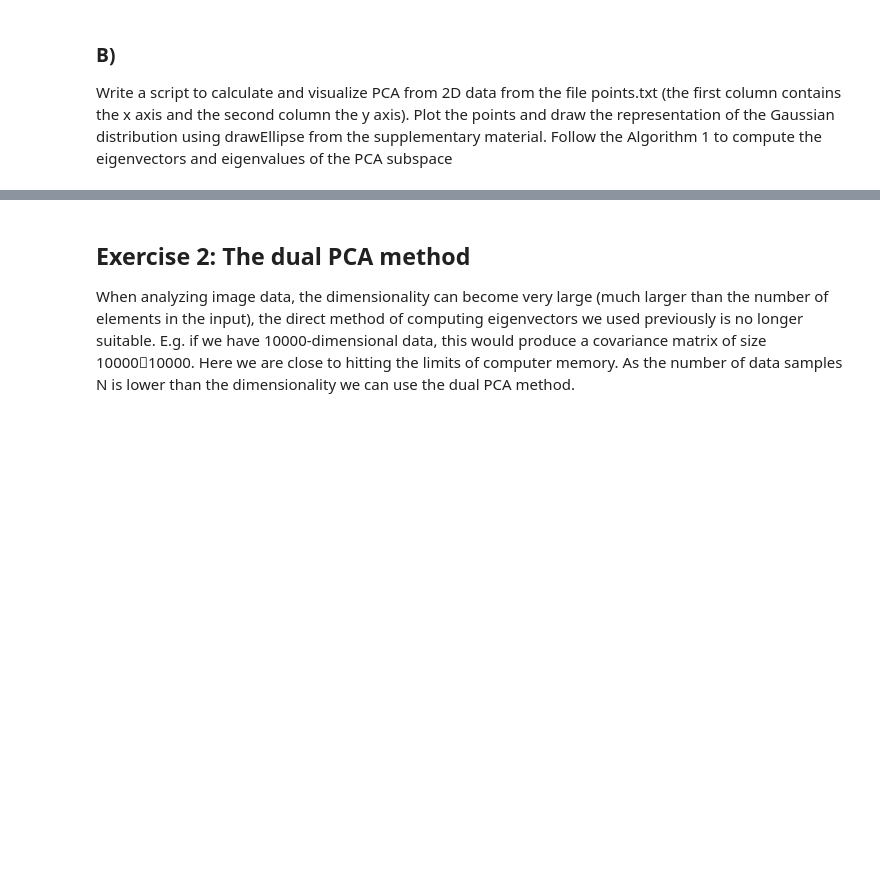
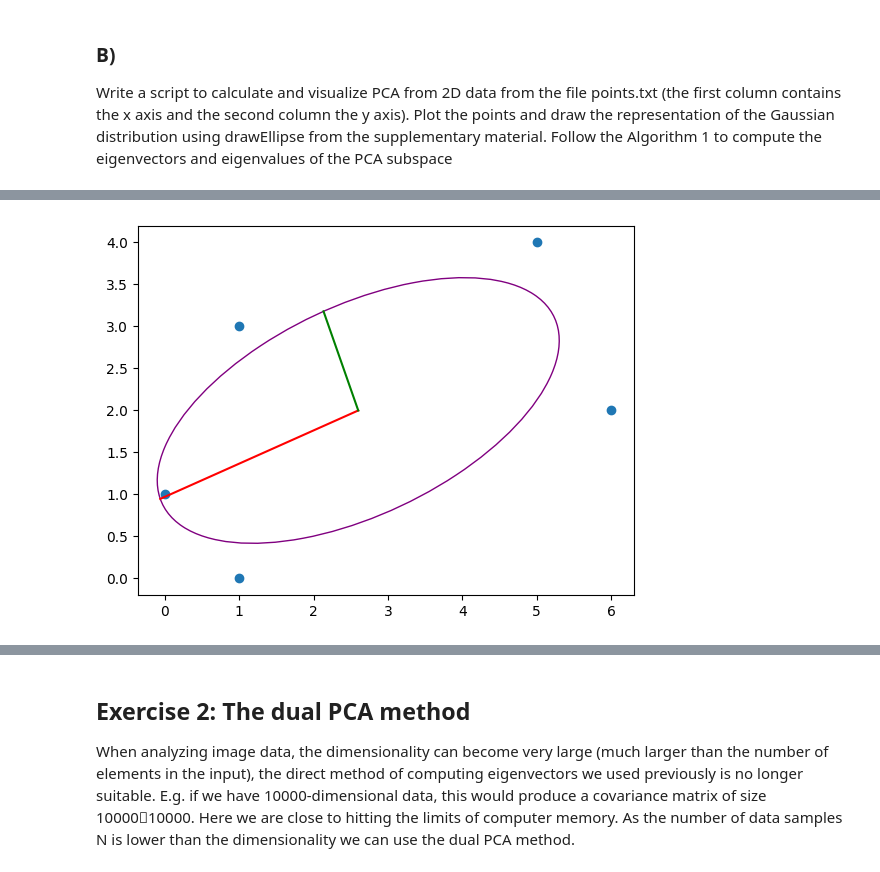
Before and after one commit to BlazBone/uz-vaje, a Jupyter notebook: assignment6/assignemnt6.ipynb, the cells around one changed output, grey strips where cells are left out. Cells and saved outputs as stored; diff of their text form; code cells hidden in the pictures; blank space fills up the shorter version.

```diff
--- a/assignment6/assignemnt6.ipynb
+++ b/assignment6/assignemnt6.ipynb
@@ -75,0 +72,10 @@ print(eig_vec)
+# %%
+plt.scatter(pointsorg[0,:], pointsorg[1,:])
+drawEllipse(mean, cov2, n_std=1)
+
+## draw the eigenvectors
+plt.plot([mean[0], mean[0] + S[0,0] * np.sqrt(V[0])], [mean[1], mean[1] + S[0,1] * np.sqrt(V[0])], color='red')
+plt.plot([mean[0], mean[0] + S[1,0] * np.sqrt(V[1])], [mean[1], mean[1] + S[1,1] * np.sqrt(V[1])], color='green')
+plt.show()
+# %% [output]
+[figure, added]
```
Also changed, not shown: parts of 9 cells of this notebook.
